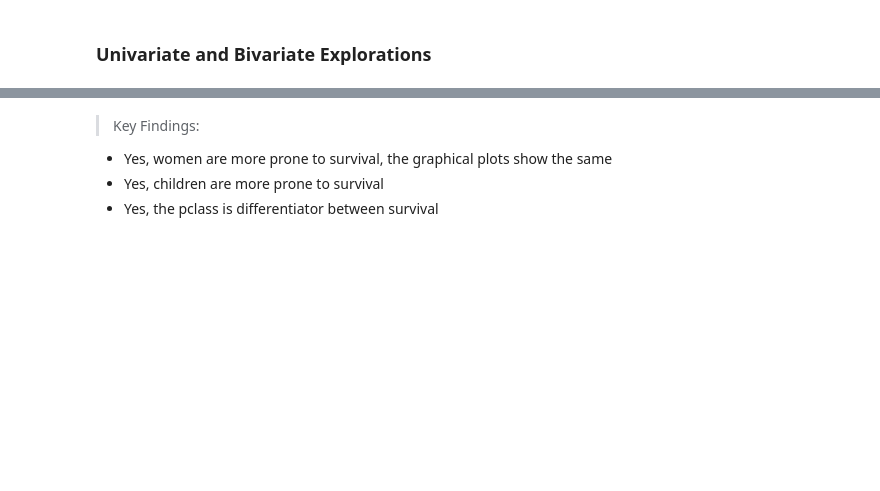
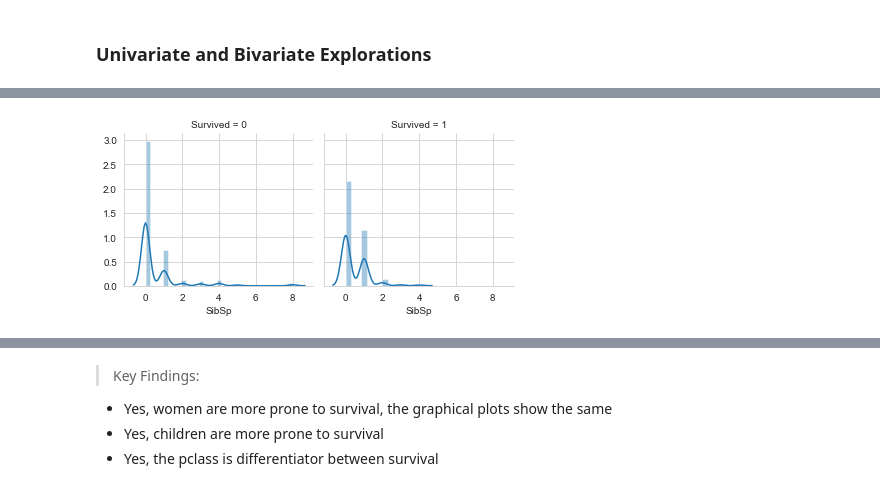
Before and after one commit to do2blehelix/kaggle, a Jupyter notebook: titanic/Pytanic.ipynb, the cells around one changed output, grey strips where cells are left out. Saved outputs shown, nothing was run; the diff lists cells and outputs as text; code cells hidden in the pictures; blank space fills up the shorter version.

```diff
--- a/titanic/Pytanic.ipynb
+++ b/titanic/Pytanic.ipynb
@@ -226,4 +189,6 @@ AttributeError: module 'seaborn' has no attribute 'catplot'
 # %%
 # Survived vs Sibsp
-g= sea.FacetGrid(df_train,col='Survived')
-g.map(sea.distplot,'SibSp');
+g= sns.FacetGrid(df_train,col='Survived')
+g.map(sns.distplot,'SibSp');
+# %% [output]
+[figure, added]
```
Also changed, not shown: parts of 37 cells of this notebook, 1 other file.
